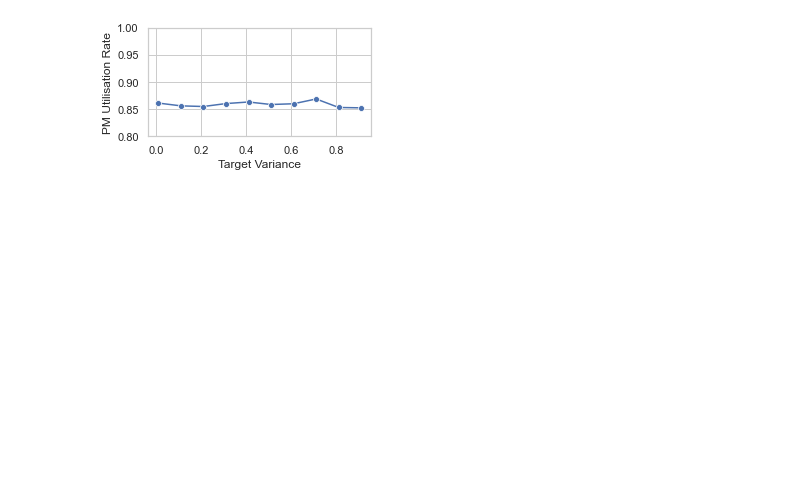
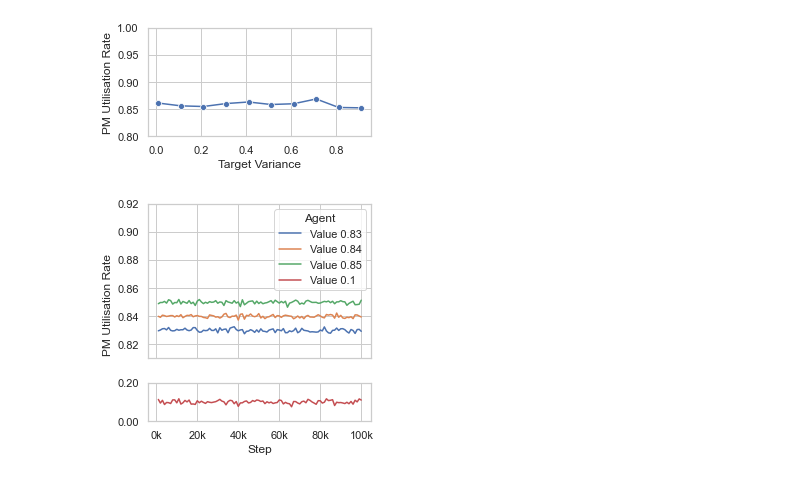
Before and after one commit to yzh503/vm-placement-migration-gym, a Jupyter notebook: plots.ipynb, the cells around one changed output. Saved outputs shown, nothing was run; the diff lists cells and outputs as text; code cells hidden in the pictures; blank space fills up the shorter version.

```diff
--- a/plots.ipynb
+++ b/plots.ipynb
@@ -328,3 +334,50 @@ g.set(ylim=(0.8, 1))
 plt.savefig('plots/sd_mean.pdf', bbox_inches='tight')
 # %% [output]
 [figure]
+# %%
+values = np.random.normal(0.83, 0.001, size=100).tolist() + np.random.normal(0.84, 0.001, size=100).tolist() + np.random.normal(0.85, 0.001, size=100).tolist() + np.random.normal(0.1, 0.01, size=100).tolist()
+
+# Create a list of names corresponding to the values
+names = ['Value 0.83'] * 100 + ['Value 0.84'] * 100 + ['Value 0.85'] * 100 + ['Value 0.1'] * 100
+
+steps = np.concatenate((np.arange(1, 101), np.arange(1, 101), np.arange(1, 101), np.arange(1, 101)))
+# Create a DataFrame with the values and names
+df = pd.DataFrame({'Step': steps, 'PM Utilisation Rate': values, 'Agent': names})
+
+fig, (ax1, ax2) = plt.subplots(2, 1, sharex=True, figsize=(4, 4), gridspec_kw={'height_ratios': [4, 1], 'hspace': 0.25})
+
+g1 = sns.lineplot(x="Step", y="PM Utilisation Rate", hue='Agent', data=df, ax=ax1)
+g2 = sns.lineplot(x="Step", y="PM Utilisation Rate", hue='Agent', data=df, ax=ax2)
+
+ax1.set_ylim(0.81, 0.92)
+ax2.set_ylim(0.00, 0.20)
+
+# Hide the spines between the subplots
+
+ax1.set_xlabel("")
+ax2.set_ylabel("")
+
+# Set the y-axis label and get the label object
+ylabel = ax1.set_ylabel("PM Utilisation Rate")
+
+# Get the current position of the y-axis label
+xpos, ypos = ylabel.get_position()
+
+# Move the y-axis label down
+ylabel.set_position((xpos, ypos - 0.15))
+
+# Move the legend to the upper plot
+ax1.legend(title='Agent')
+ax2.get_legend().remove()
+
+def format_to_two_decimal(x, pos):
+    return f'{x:.2f}'
+
+def step_formatter(x, pos):
+    return f'{int(x)}k'
+
+plt.gca().xaxis.set_major_formatter(ticker.FuncFormatter(step_formatter))
+
+plt.gca().yaxis.set_major_formatter(ticker.FuncFormatter(format_to_two_decimal))
+# %% [output]
+[figure, added]
```
Also changed, not shown: parts of 6 cells of this notebook, 6 other files.
